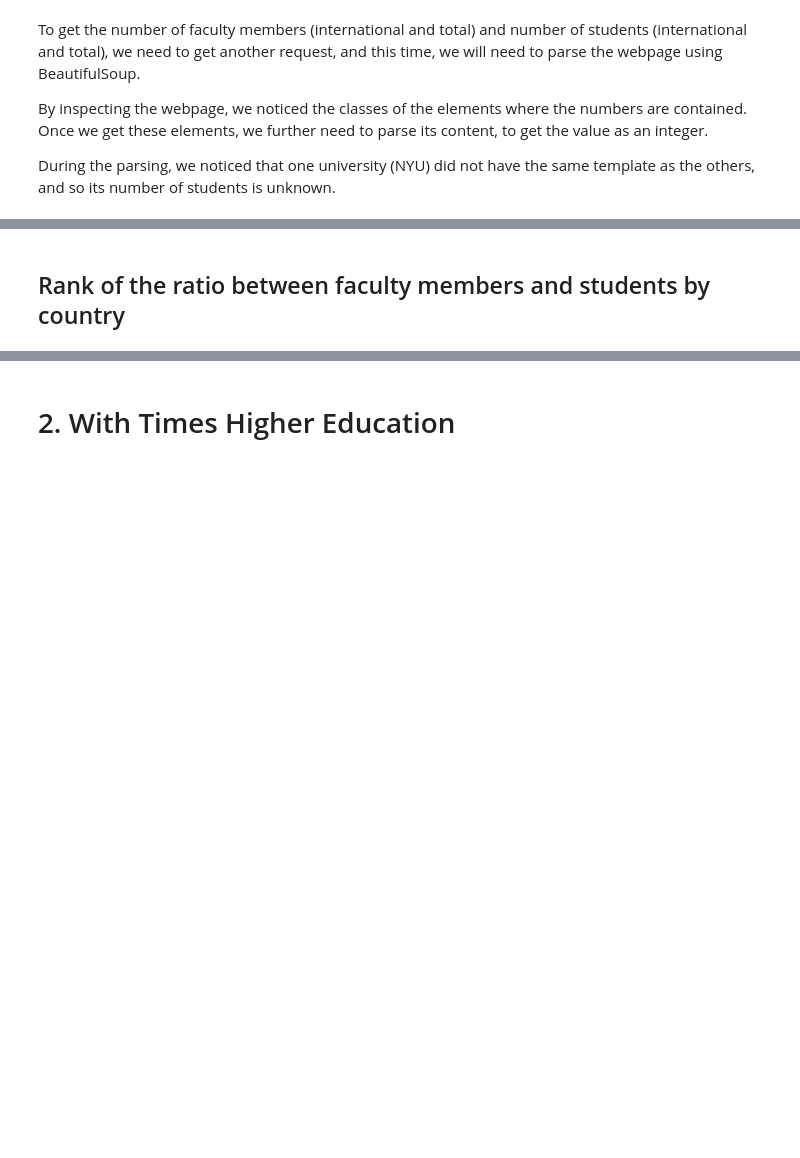
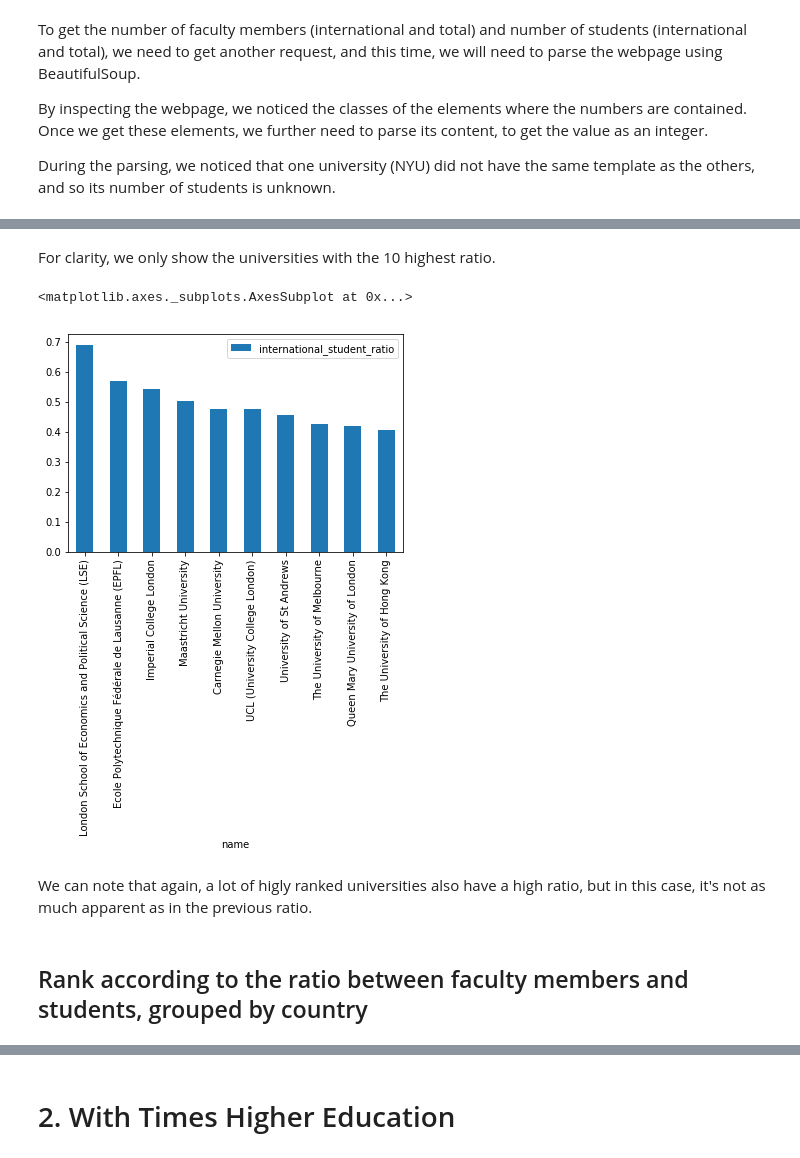
Before and after one commit to RadoslawDryzner/LeRepoDuGuerrier, a Jupyter notebook: Homework02/Homework 2.ipynb, the cells around one changed output, grey strips where cells are left out. Drawn from its saved outputs; the diff is of its cells as text; code cells hidden in the pictures; blank space fills up the shorter version.

```diff
--- a/Homework02/Homework 2.ipynb
+++ b/Homework02/Homework 2.ipynb
@@ -108,7 +189,14 @@ df.sort_values(['international_student_ratio'], ascending=[False])[['name', 'ran
+# %% [markdown]
+For clarity, we only show the universities with the 10 highest ratio.
 # %%
-df.sort_values('rank')[['name', 'international_student_ratio']].head(10).plot(kind='bar', x = 'name')
+df.sort_values('international_student_ratio', ascending=False)[['name', 'international_student_ratio']].head(10).plot(kind='bar', x = 'name')
+# %% [output]
+<matplotlib.axes._subplots.AxesSubplot at 0x...>
+[figure, added]
+# %% [markdown]
+We can note that again, a lot of higly ranked universities also have a high ratio, but in this case, it's not as much apparent as in the previous ratio.
 # %% [markdown]
-## Rank of the ratio between faculty members and students by country
+## Rank according to the ratio between faculty members and students, grouped by country
 # %%
 df_staff_country = df.groupby('country').mean().sort_values('staff_student_ratio', ascending=False)[['staff_student_ratio']]
 df_staff_country
```
Also changed, not shown: parts of 83 cells of this notebook, 2 other files.
